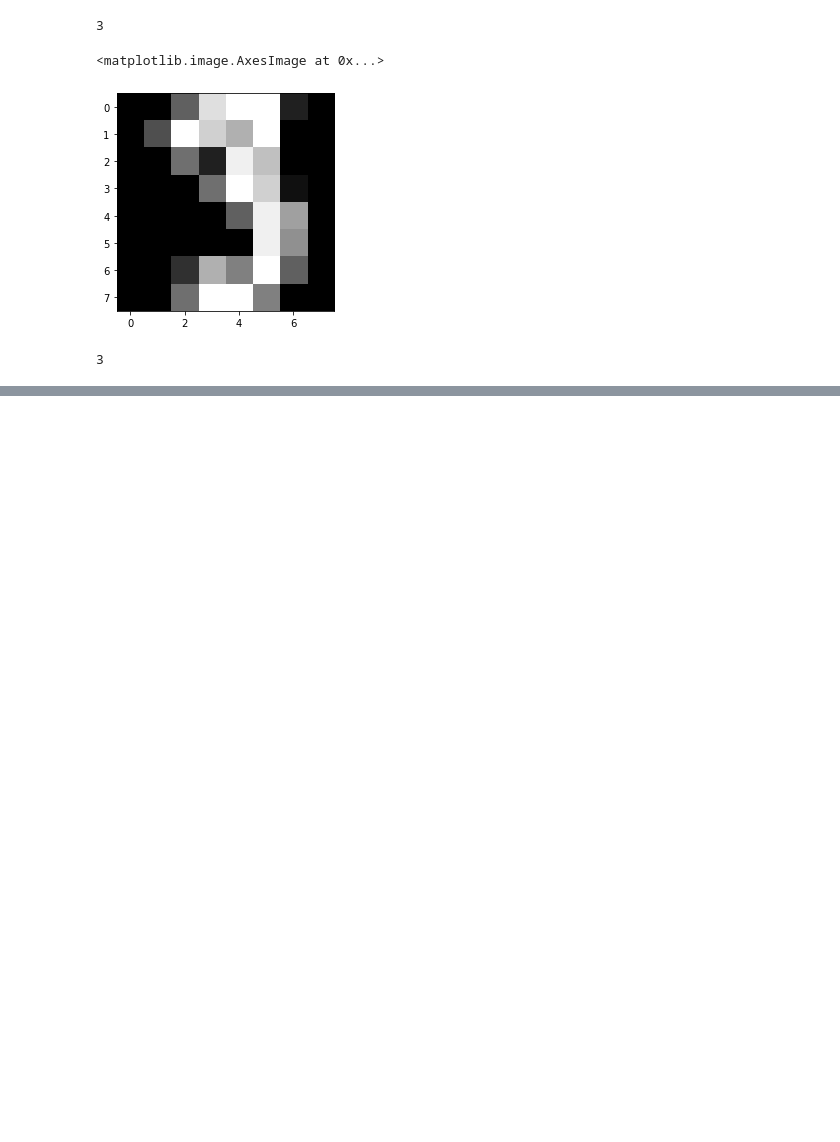
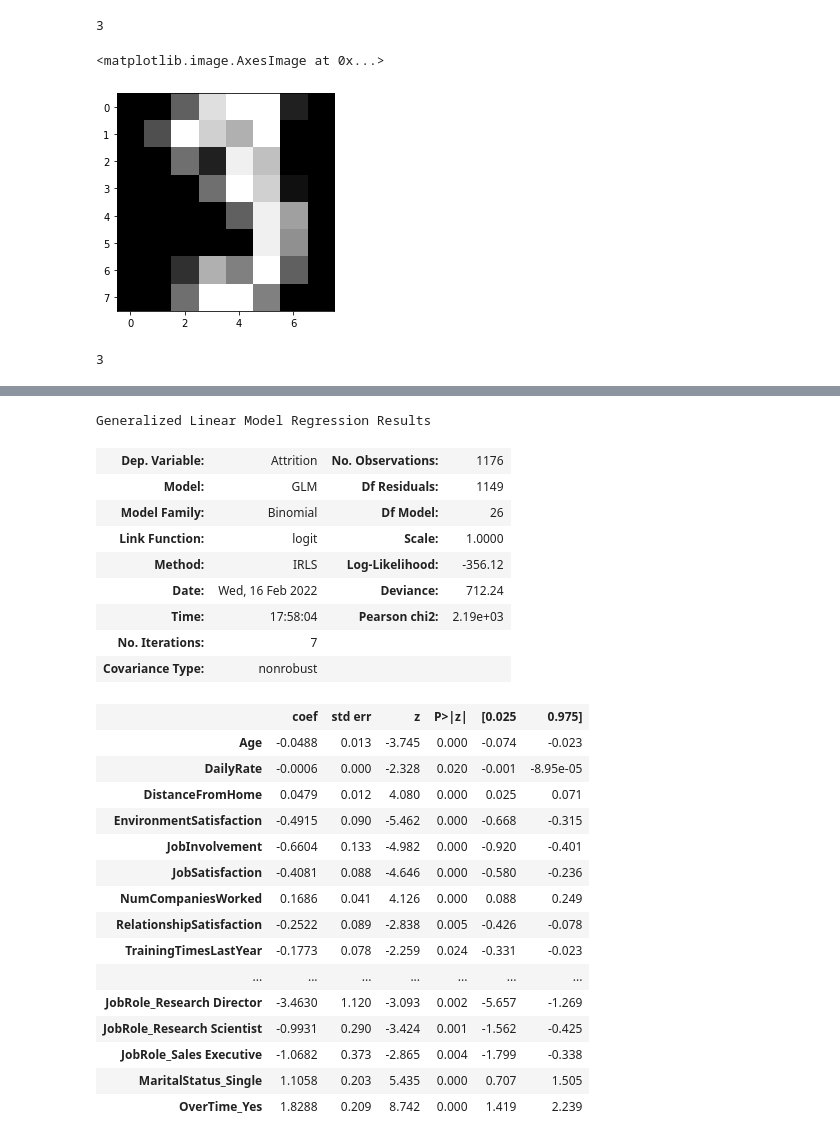
Before and after one commit to AIAcademyBatchH/Machine-Learning, a Jupyter notebook: Logistic_Regression/logreg_class_handson_2.ipynb, the cells around one changed output, grey strips where cells are left out. Cells and saved outputs as stored; diff of their text form; code cells hidden in the pictures; blank space fills up the shorter version.

```diff
--- a/Logistic_Regression/logreg_class_handson_2.ipynb
+++ b/Logistic_Regression/logreg_class_handson_2.ipynb
@@ -818,0 +1034,9 @@ ytest.iloc[0]
+# %%
+i = 1
+while max(model.pvalues) > 0.05:
+    col_remove = model.pvalues[model.pvalues == max(model.pvalues)].index[0]
+    print(i, ") ", col_remove, ": ", max(model.pvalues))
+    i+=1
+    Xtrain.drop(col_remove,axis=1,inplace=True)
+    Xtest.drop(col_remove,axis=1,inplace=True)
+    model = sm.GLM(ytrain,Xtrain,family=sm.families.Binomial()).fit()
@@ -818,0 +1061,30 @@ ytest.iloc[0]
+# %%
+model_final = sm.GLM(ytrain,Xtrain,family=sm.families.Binomial()).fit()
+model_final.summary()
+# %% [output]
+Generalized Linear Model Regression Results
+| Dep. Variable: | Attrition | No. Observations: | 1176 |
+| Model: | GLM | Df Residuals: | 1149 |
+| Model Family: | Binomial | Df Model: | 26 |
+| Link Function: | logit | Scale: | 1.0000 |
+| Method: | IRLS | Log-Likelihood: | -356.12 |
+| Date: | Wed, 16 Feb 2022 | Deviance: | 712.24 |
+| Time: | 17:58:04 | Pearson chi2: | 2.19e+03 |
+| No. Iterations: | 7 |  |  |
+| Covariance Type: | nonrobust |  |  |
+|  | coef | std err | z | P>|z| | [0.025 | 0.975] |
+| Age | -0.0488 | 0.013 | -3.745 | 0.000 | -0.074 | -0.023 |
+| DailyRate | -0.0006 | 0.000 | -2.328 | 0.020 | -0.001 | -8.95e-05 |
+| DistanceFromHome | 0.0479 | 0.012 | 4.080 | 0.000 | 0.025 | 0.071 |
+| EnvironmentSatisfaction | -0.4915 | 0.090 | -5.462 | 0.000 | -0.668 | -0.315 |
+| JobInvolvement | -0.6604 | 0.133 | -4.982 | 0.000 | -0.920 | -0.401 |
+| JobSatisfaction | -0.4081 | 0.088 | -4.646 | 0.000 | -0.580 | -0.236 |
+| NumCompaniesWorked | 0.1686 | 0.041 | 4.126 | 0.000 | 0.088 | 0.249 |
+| RelationshipSatisfaction | -0.2522 | 0.089 | -2.838 | 0.005 | -0.426 | -0.078 |
+| TrainingTimesLastYear | -0.1773 | 0.078 | -2.259 | 0.024 | -0.331 | -0.023 |
+| ... | ... | ... | ... | ... | ... | ... |
+| JobRole_Research Director | -3.4630 | 1.120 | -3.093 | 0.002 | -5.657 | -1.269 |
+| JobRole_Research Scientist | -0.9931 | 0.290 | -3.424 | 0.001 | -1.562 | -0.425 |
+| JobRole_Sales Executive | -1.0682 | 0.373 | -2.865 | 0.004 | -1.799 | -0.338 |
+| MaritalStatus_Single | 1.1058 | 0.203 | 5.435 | 0.000 | 0.707 | 1.505 |
+| OverTime_Yes | 1.8288 | 0.209 | 8.742 | 0.000 | 1.419 | 2.239 |
```
Also changed, not shown: parts of 32 cells of this notebook.
